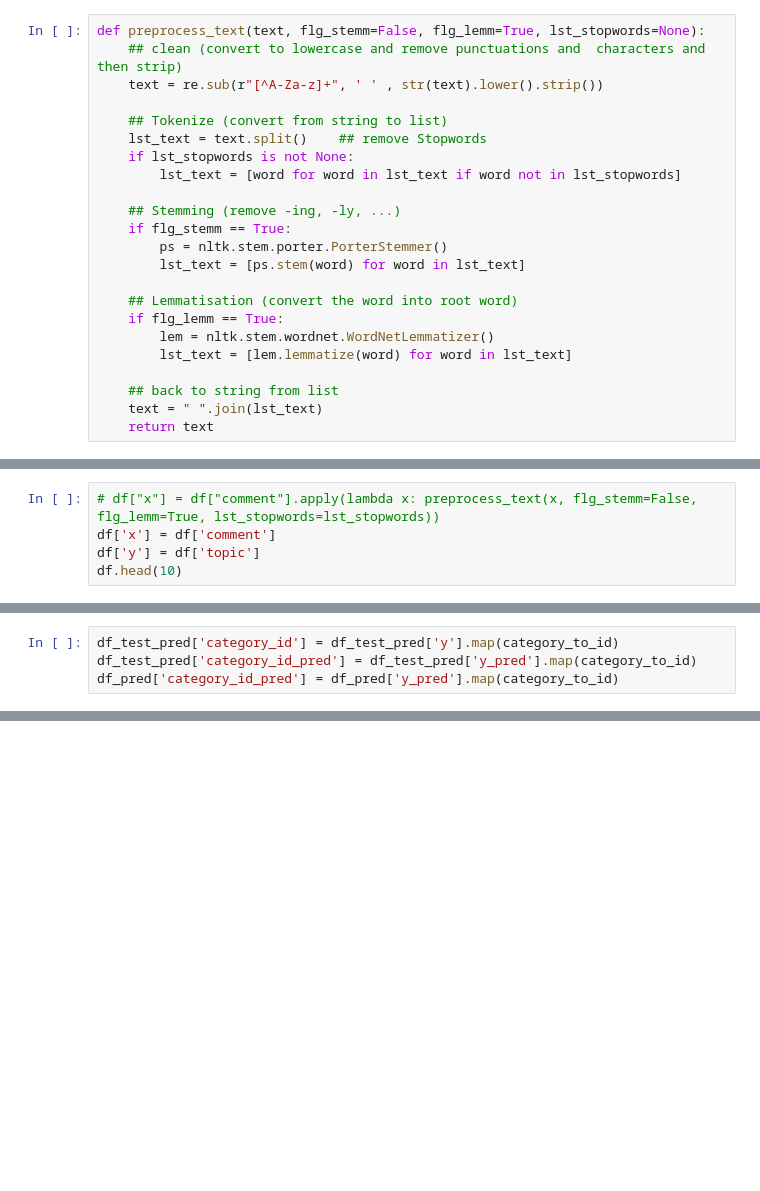
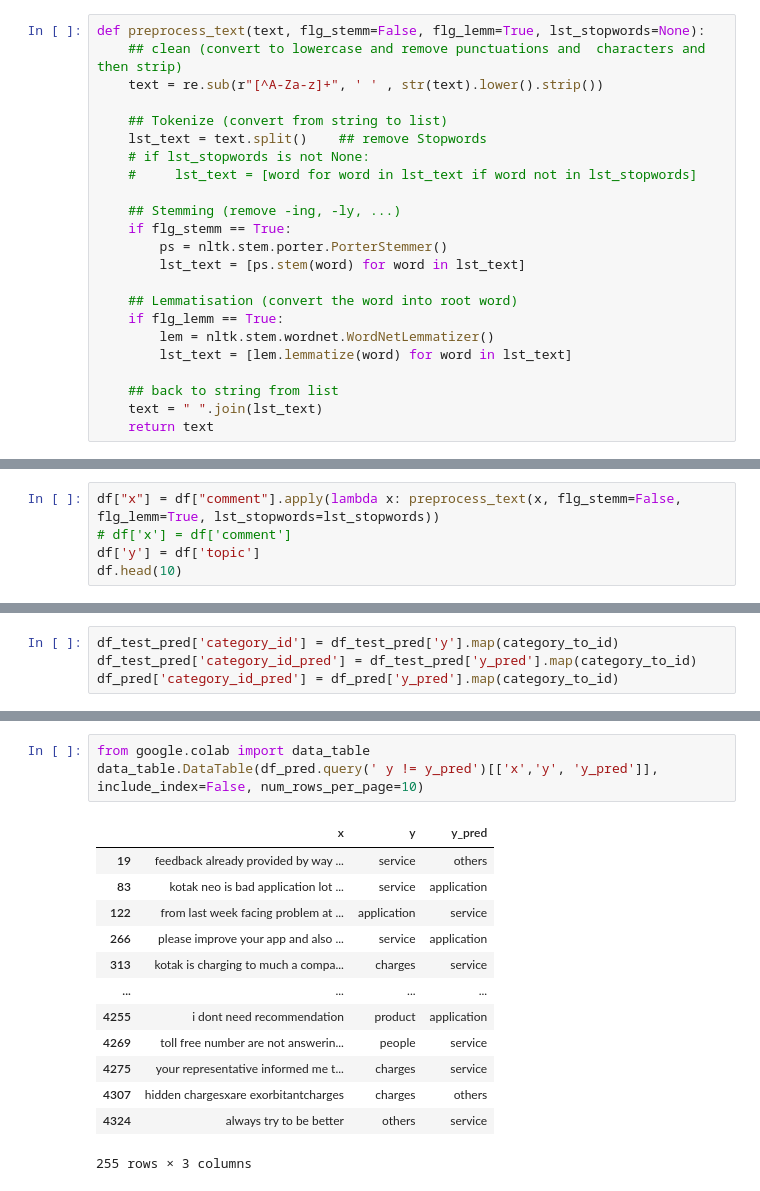
Before and after one commit to Brijeshtanwar/Topic-Modeling, a Jupyter notebook: sklearn_nlp_fasttext.ipynb, the cells around one changed output, grey strips where cells are left out. Drawn from its saved outputs; the diff is of its cells as text; blank space fills up the shorter version.

```diff
--- a/sklearn_nlp_fasttext.ipynb
+++ b/sklearn_nlp_fasttext.ipynb
@@ -94,8 +94,8 @@ def preprocess_text(text, flg_stemm=False, flg_lemm=True, lst_stopwords=None):
 
     ## Tokenize (convert from string to list)
     lst_text = text.split()    ## remove Stopwords
-    if lst_stopwords is not None:
-        lst_text = [word for word in lst_text if word not in lst_stopwords]
+    # if lst_stopwords is not None:
+    #     lst_text = [word for word in lst_text if word not in lst_stopwords]
 
     ## Stemming (remove -ing, -ly, ...)
     if flg_stemm == True:
@@ -115,8 +115,8 @@ lst_stopwords = nltk.corpus.stopwords.words("english")
 lst_stopwords.remove('no')
 lst_stopwords.remove('not')
 # %%
-# df["x"] = df["comment"].apply(lambda x: preprocess_text(x, flg_stemm=False, flg_lemm=True, lst_stopwords=lst_stopwords))
-df['x'] = df['comment']
+df["x"] = df["comment"].apply(lambda x: preprocess_text(x, flg_stemm=False, flg_lemm=True, lst_stopwords=lst_stopwords))
+# df['x'] = df['comment']
 df['y'] = df['topic']
 df.head(10)
 # %% [output]
@@ -263,0 +333,17 @@ data_table.DataTable(res, include_index=False, num_rows_per_page=10)
+# %%
+from google.colab import data_table
+data_table.DataTable(df_pred.query(' y != y_pred')[['x','y', 'y_pred']], include_index=False, num_rows_per_page=10)
+# %% [output]
+|  | x | y | y_pred |
+| 19 | feedback already provided by way ... | service | others |
+| 83 | kotak neo is bad application lot ... | service | application |
+| 122 | from last week facing problem at ... | application | service |
+| 266 | please improve your app and also ... | service | application |
+| 313 | kotak is charging to much a compa... | charges | service |
+| ... | ... | ... | ... |
+| 4255 | i dont need recommendation | product | application |
+| 4269 | toll free number are not answerin... | people | service |
+| 4275 | your representative informed me t... | charges | service |
+| 4307 | hidden chargesxare exorbitantcharges | charges | others |
+| 4324 | always try to be better | others | service |
+255 rows × 3 columns
```
Also changed, not shown: parts of 12 cells of this notebook.
